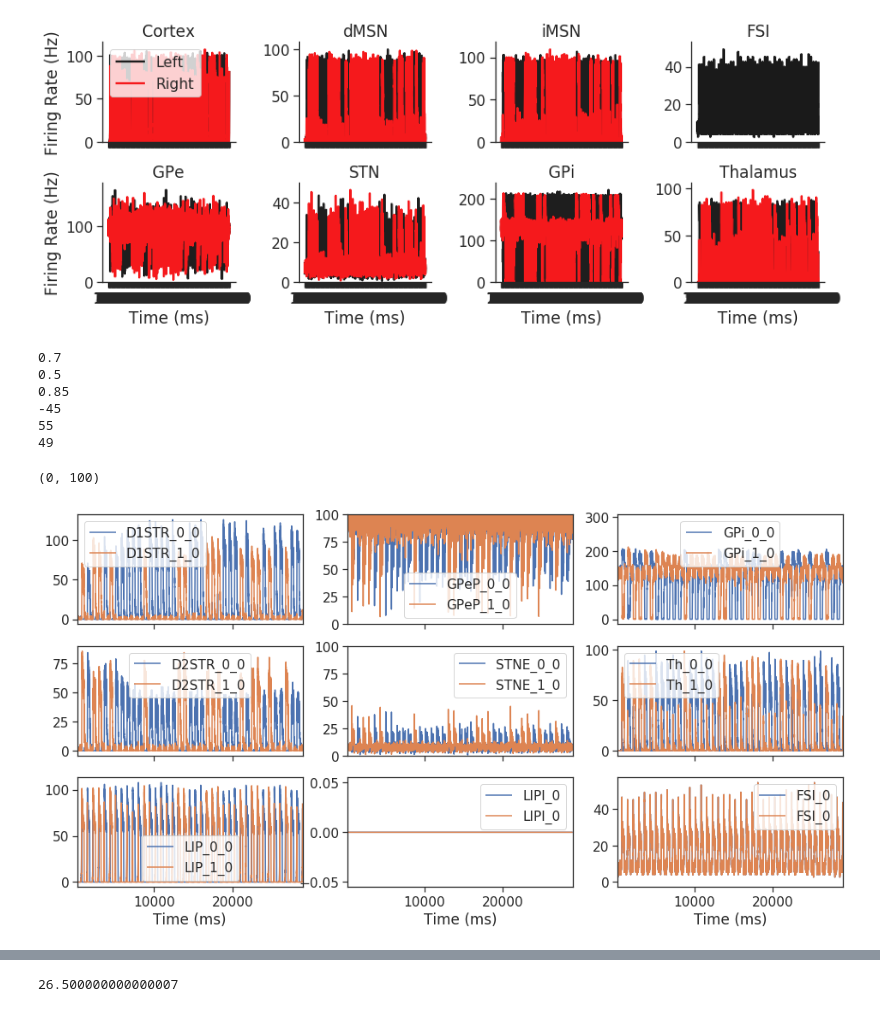
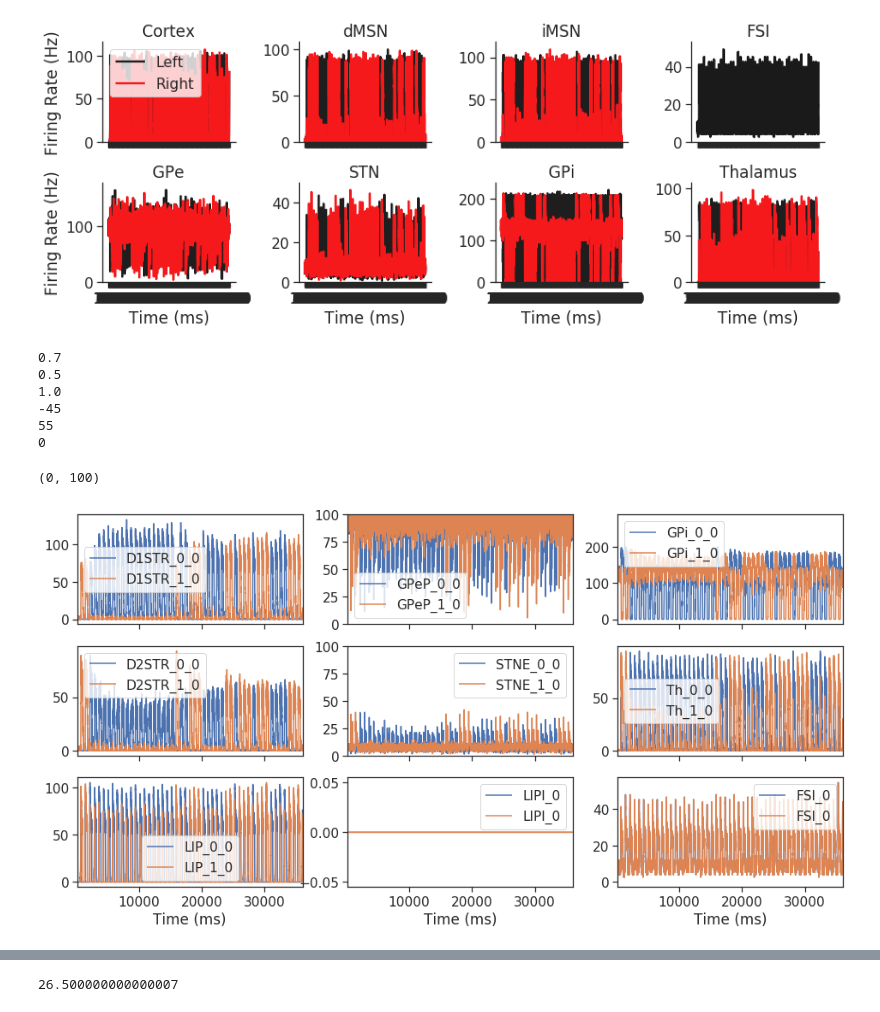
Before and after one commit to CoAxLab/CBGT, a Jupyter notebook: CBGT_PLOSCompBio2019_Demo - Continuous.ipynb, the cells around one changed output, grey strips where cells are left out. Drawn from its saved outputs; the diff is of its cells as text; code cells hidden in the pictures.

```diff
--- a/CBGT_PLOSCompBio2019_Demo - Continuous.ipynb
+++ b/CBGT_PLOSCompBio2019_Demo - Continuous.ipynb
@@ -204,10 +205,10 @@ savedir = os.path.join(os.path.expanduser('~'), parentDir)
 saveTest=os.path.join(savedir, 'test')
 ng.setDirectory(saveTest)
 # %%
-results = ng.readAllTrialResults(1,0,sweepcount,['popfreqs']) # ,'popweights','popQ1s','popQ2s','dopamine', 'popEs'
+results = ng.readAllTrialResults(1,0,250,['popfreqs']) # ,'popQ1s','popQ2s','dopamine', 'popEs'
 #results = ng.readAllTrialResults(3,0,176,['popfreqs'])
 decisions = []
-for sn in range(sweepcount):
+for sn in range(250):
     decisions.append([])
     for result in results[sn]:
         decisions[sn].append(ng.findOutputs2(result)['decision made'])
@@ -215,5 +225,5 @@ for sn in range(sweepcount):
 # %%
-result = results[149][0]
+result = results[0][0]
 print(result['dpmn_implied'])
 print(result['dpmn_ratio'])
 print(result['rewardprob'])  # %3
@@ -221,36 +231,36 @@ print(result['d2aw'])  # %18
 print(result['d1aw']) # %108
 print(result['seed'])
 
 f, (ax1, ax2, ax3) = plt.subplots(3, 3, figsize=(16,8), sharex=True)
 for i in range(0,result['dims']['choices']):
     result['popfreqs'].plot(x='Time (ms)', y='D1STR_'+str(i)+'_0', ax=ax1[0])
     result['popfreqs'].plot(x='Time (ms)', y='GPeP_'+str(i)+'_0', ax=ax1[1])
     result['popfreqs'].plot(x='Time (ms)', y='GPi_'+str(i)+'_0', ax=ax1[2])
     result['popfreqs'].plot(x='Time (ms)', y='D2STR_'+str(i)+'_0', ax=ax2[0])
     result['popfreqs'].plot(x='Time (ms)', y='STNE_'+str(i)+'_0', ax=ax2[1])
     result['popfreqs'].plot(x='Time (ms)', y='Th_'+str(i)+'_0', ax=ax2[2])
     result['popfreqs'].plot(x='Time (ms)', y='LIP_'+str(i)+'_0', ax=ax3[0])
     result['popfreqs'].plot(x='Time (ms)', y='LIPI_0', ax=ax3[1])
     result['popfreqs'].plot(x='Time (ms)', y='FSI'+'_0', ax=ax3[2])
 
 for ax, axx, axxx in zip(ax1, ax2, ax3):
     ax.set_xlim(200, ax.get_xlim()[-1])#(750,900)#
     axx.set_xlim(200, axx.get_xlim()[-1])#(750,900)#
     axxx.set_xlim(200, axxx.get_xlim()[-1])#(750,900)#
 
 ax2[1].set_ylim(0,100)
 ax1[1].set_ylim(0,100)
 
 #plt.savefig('FR_ramping.png', dpi=400)
 # %% [output]
 0.7
 0.5
-0.85
+1.0
 -45
 55
-49
+0
 (0, 100)
-[figure, old version]
+[figure, new version]
 # %%
 stagecount = 40
 
```
Also changed, not shown: parts of 41 cells of this notebook.
